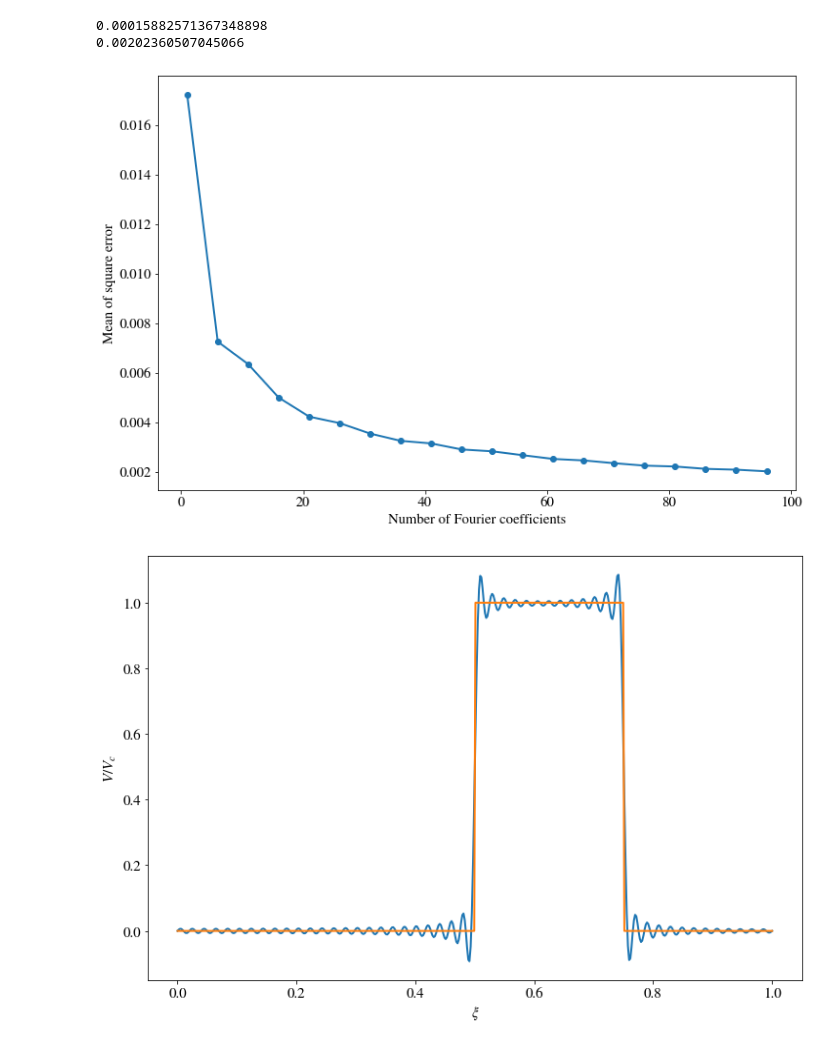
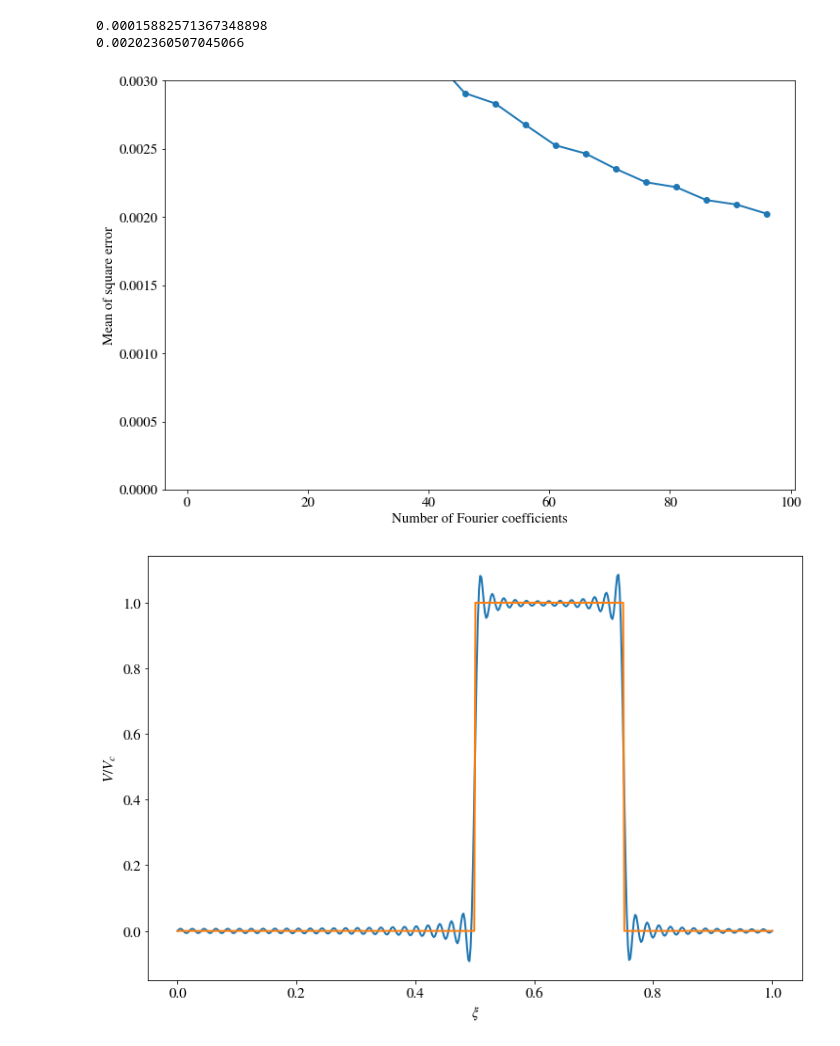
Before and after one commit to sindrelothe/TFY4240, a Jupyter notebook: Project/01-Project_test.ipynb, the cells around one changed output. Saved outputs shown, nothing was run; the diff lists cells and outputs as text; code cells hidden in the pictures.

```diff
--- a/Project/01-Project_test.ipynb
+++ b/Project/01-Project_test.ipynb
@@ -78,23 +78,31 @@ class Potential:
     def scalar_Ey(self, xi: float, lambd: float) -> float:
         return -np.sum(self.coefficients_array * np.cosh([n*np.pi*lambd for n in range(1, self.N+1)]) * np.sin([n*np.pi*xi for n in range(1, self.N+1)])*np.array([n for n in range(1, self.N+1)]))*np.pi
 
-    def calculateCoefficients(self, V0: Callable[[float], float], M: int) -> None:
+    def calculateCoefficients(self, V0: Callable[[float], float], M: int, verbose=False) -> None:
         xi_array: np.ndarray = np.linspace(0, 1, M)
         V0_array: np.ndarray = V0(xi_array)
         a_next: float = 0
+        if verbose:
+            print("."*self.N)
+
         for n in range(1, self.N+1):
+            if verbose:
+                print(".", end="")
             sin_array: np.ndarray = np.sin(n*np.pi*xi_array)
             a_next = np.sum(2/np.sinh(n*np.pi) * sin_array * V0_array/M)
             self.coefficients_array[n-1] = a_next
+
+        if verbose:
+            print()
 # %%
-def calculatePotentialAndEField(numer_of_fourier: int, number_of_points: int, V0_func: Callable[[float], float]) -> List[np.ndarray]:
+def calculatePotentialAndEField(numer_of_fourier: int, number_of_points: int, V0_func: Callable[[float], float], verbose: bool = False) -> List[np.ndarray]:
     xi_array: np.ndarray = np.linspace(0, 1, number_of_points)
     lambd_array: np.ndarray = np.linspace(0, 1, number_of_points)
 
     xx, yy = np.meshgrid(xi_array, lambd_array)
 
     Pot: Potential = Potential(numer_of_fourier)
-    Pot.calculateCoefficients(V0_func, M)
+    Pot.calculateCoefficients(V0_func, number_of_points, verbose=verbose)
 
     V_matrix: np.ndarray = Pot.V(xx, yy)
     Ex_matrix: np.ndarray = Pot.Ex(xx, yy)
@@ -102,7 +110,7 @@ def calculatePotentialAndEField(numer_of_fourier: int, number_of_points: int, V0
 
     return V_matrix, Ex_matrix, Ey_matrix, xx, yy
 
-def plotVectorField(vx_matrix: np.ndarray, vy_matrix: np.ndarray, number_of_vectors: int = 10, levels: int = 100, xlabel: str = None, ylabel: str = None, zlabel: str = None, savestring: str = None):
+def plotVectorField(xx: np.ndarray, yy: np.ndarray, vx_matrix: np.ndarray, vy_matrix: np.ndarray, number_of_vectors: int = 10, levels: int = 100, xlabel: str = None, ylabel: str = None, zlabel: str = None, savestring: str = None):
     M = vx_matrix[0].size
     slice = lambda arr : arr[::int(M/number_of_vectors), ::int(M/number_of_vectors)]
     v_matrix = np.linalg.norm([vx_matrix, vy_matrix], axis=0)
@@ -133,7 +141,7 @@ def findConvergenceErrors(number_of_fourier: int, number_of_points: int, V0_func
     diff_list = []
     for i, n in enumerate(N_array):
         Pot: Potential = Potential(n)
-        Pot.calculateCoefficients(V0_func, M)
+        Pot.calculateCoefficients(V0_func, number_of_points)
         V_matrix: np.ndarray = Pot.V(xx, yy)
         error_array[i] = np.linalg.norm(V_matrix[-1, :] - V0_array) * 1/number_of_points
         diff_list.append(V_matrix[-1, :] - V0_array)
@@ -239,11 +254,11 @@ print(error_array[-1])
 # %%
 plt.plot(N_array, error_array, "o-")
 plt.xlabel("Number of Fourier coefficients")
 plt.ylabel("Mean of square error")
-# plt.ylim(bottom=0, top=0.003)
+plt.ylim(bottom=0, top=0.003)
 plt.savefig("pot2_error.pdf")
 # %% [output]
-[figure, old version]
+[figure, new version]
 # %%
 plt.plot(xx[0], V_matrix[-1, :])
 plt.plot(xx[0], V2(xx[0]))
```
Also changed, not shown: parts of 4 cells of this notebook, 10 other files.
